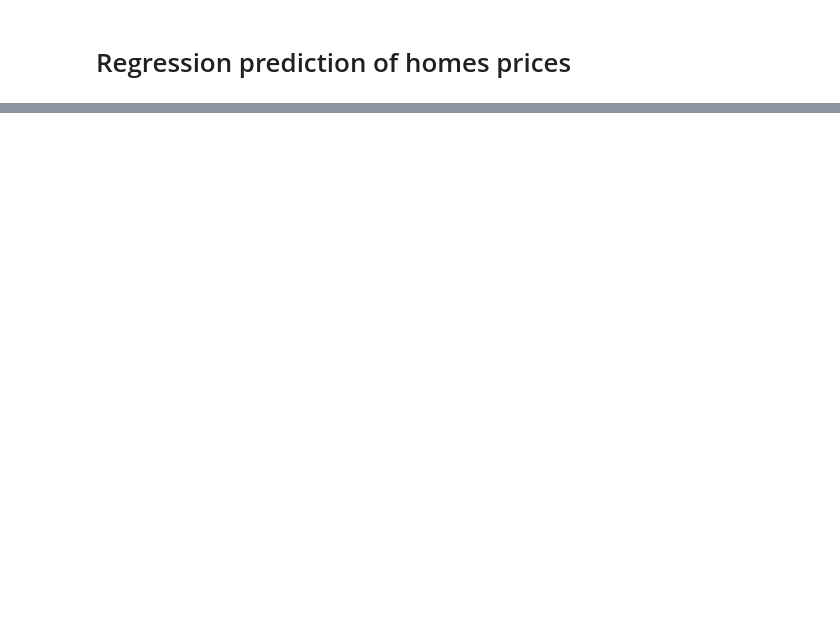
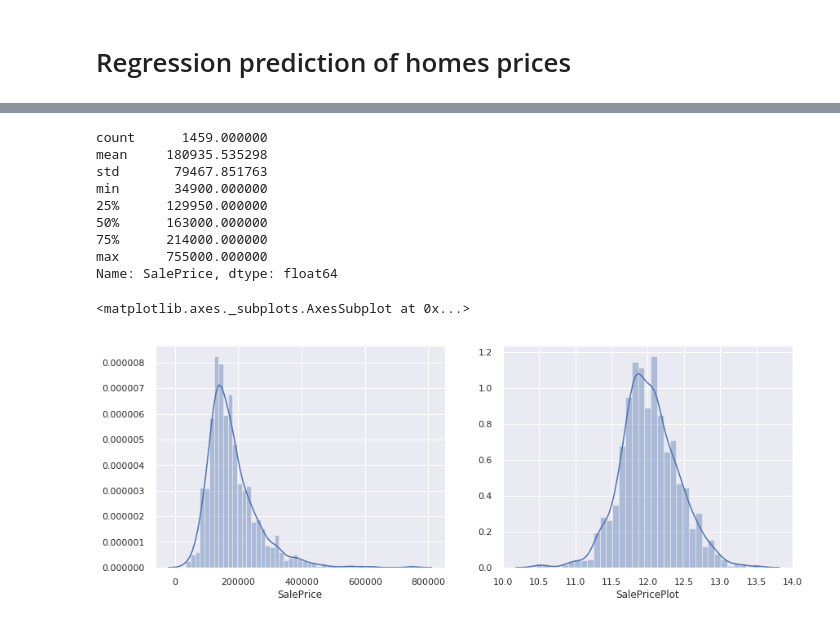
Before and after one commit to smdalton/dse200x, a Jupyter notebook: Projects/Final Project.ipynb, the cells around one changed output, grey strips where cells are left out. Drawn from its saved outputs; the diff is of its cells as text; code cells hidden in the pictures; blank space fills up the shorter version.

```diff
--- a/Projects/Final Project.ipynb
+++ b/Projects/Final Project.ipynb
@@ -59,0 +27,3 @@ sns.heatmap(corrmat, vmax=.9)
+# %%
+train = pd.read_csv(file1)
+test = pd.read_csv(file2)
@@ -59,0 +59,20 @@ sns.heatmap(corrmat, vmax=.9)
+# %%
+#sns.distplot(train['SalePrice'])
+print(train['SalePrice'].describe())
+# set up our figure
+fig, axes = plt.subplots(nrows=1, ncols=2, figsize=(14,5))
+sns.distplot(train.SalePrice, ax=axes[0])
+train['SalePricePlot'] = np.log1p(train.SalePrice)
+sns.distplot(train.SalePricePlot, ax=axes[1])
+# %% [output]
+count      1459.000000
+mean     180935.535298
+std       79467.851763
+min       34900.000000
+25%      129950.000000
+50%      163000.000000
+75%      214000.000000
+max      755000.000000
+Name: SalePrice, dtype: float64
+<matplotlib.axes._subplots.AxesSubplot at 0x...>
+[figure, added]
```
Also changed, not shown: parts of 58 cells of this notebook, 27 other files.
